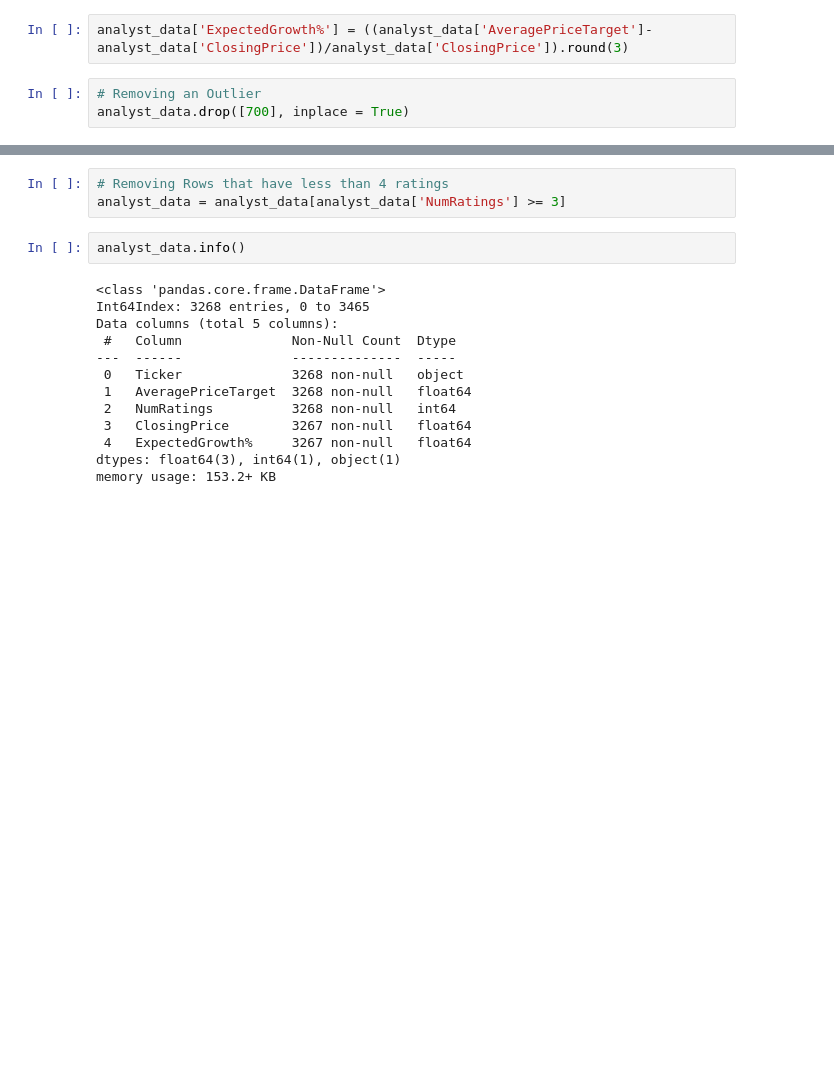
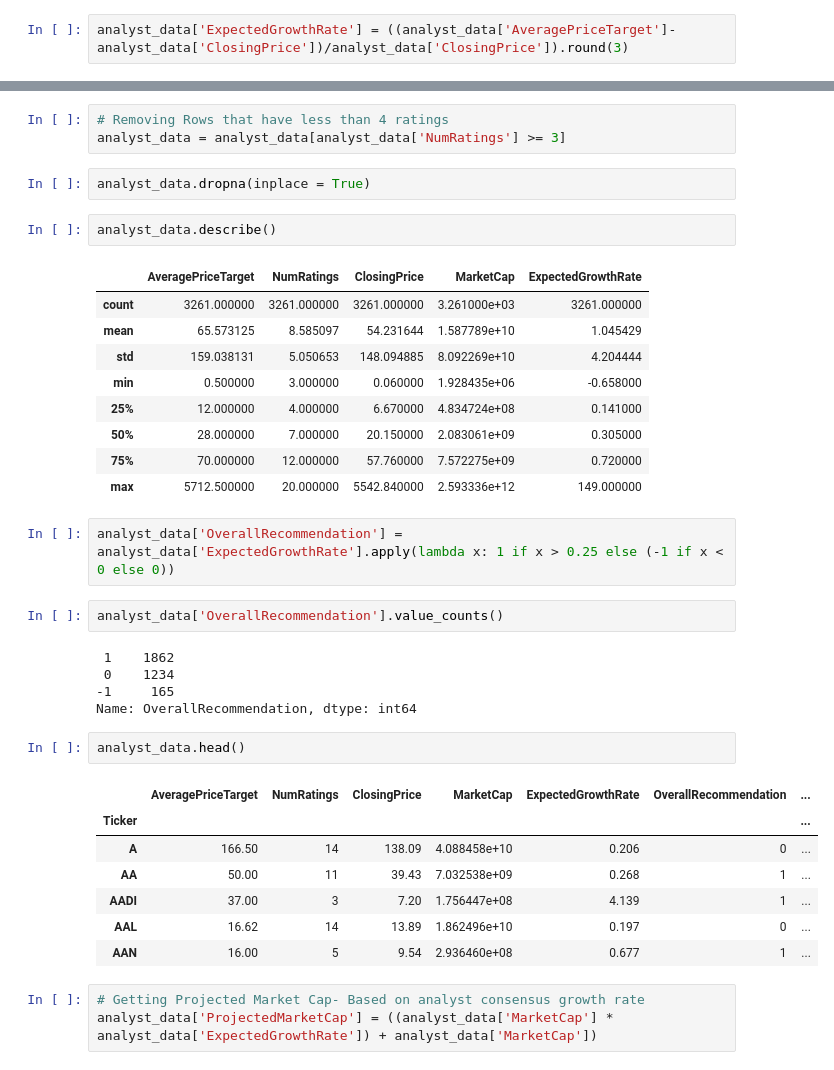
Before and after one commit to ChuckNadel/PredictingAnalystConsensus, a Jupyter notebook: EDA_Notebook.ipynb, the cells around one changed output, grey strips where cells are left out. Saved outputs shown, nothing was run; the diff lists cells and outputs as text; blank space fills up the shorter version.

```diff
--- a/EDA_Notebook.ipynb
+++ b/EDA_Notebook.ipynb
@@ -18,7 +24,4 @@ analyst_data.head()
 analyst_data['AveragePriceTarget'] = analyst_data['AveragePriceTarget'].round(2)
 analyst_data['ClosingPrice'] = analyst_data['ClosingPrice'].round(2)
 # %%
-analyst_data['ExpectedGrowth%'] = ((analyst_data['AveragePriceTarget']-analyst_data['ClosingPrice'])/analyst_data['ClosingPrice']).round(3)
+analyst_data['ExpectedGrowthRate'] = ((analyst_data['AveragePriceTarget']-analyst_data['ClosingPrice'])/analyst_data['ClosingPrice']).round(3)
-# %%
-# Removing an Outlier
-analyst_data.drop([700], inplace = True)
@@ -30,18 +44,39 @@ analyst_data[analyst_data['ExpectedGrowth%'] == 212.333]
 # %%
 # Removing Rows that have less than 4 ratings
 analyst_data = analyst_data[analyst_data['NumRatings'] >= 3]
+# %%
+analyst_data.dropna(inplace = True)
 # %%
-analyst_data.info()
+analyst_data.describe()
 # %% [output]
-<class 'pandas.core.frame.DataFrame'>
-Int64Index: 3268 entries, 0 to 3465
-Data columns (total 5 columns):
- #   Column              Non-Null Count  Dtype
----  ------              --------------  -----
- 0   Ticker              3268 non-null   object
- 1   AveragePriceTarget  3268 non-null   float64
- 2   NumRatings          3268 non-null   int64
- 3   ClosingPrice        3267 non-null   float64
- 4   ExpectedGrowth%     3267 non-null   float64
-dtypes: float64(3), int64(1), object(1)
-memory usage: 153.2+ KB
+|  | AveragePriceTarget | NumRatings | ClosingPrice | MarketCap | ExpectedGrowthRate |
+| count | 3261.000000 | 3261.000000 | 3261.000000 | 3.261000e+03 | 3261.000000 |
+| mean | 65.573125 | 8.585097 | 54.231644 | 1.587789e+10 | 1.045429 |
+| std | 159.038131 | 5.050653 | 148.094885 | 8.092269e+10 | 4.204444 |
+| min | 0.500000 | 3.000000 | 0.060000 | 1.928435e+06 | -0.658000 |
+| 25% | 12.000000 | 4.000000 | 6.670000 | 4.834724e+08 | 0.141000 |
+| 50% | 28.000000 | 7.000000 | 20.150000 | 2.083061e+09 | 0.305000 |
+| 75% | 70.000000 | 12.000000 | 57.760000 | 7.572275e+09 | 0.720000 |
+| max | 5712.500000 | 20.000000 | 5542.840000 | 2.593336e+12 | 149.000000 |
+# %%
+analyst_data['OverallRecommendation'] = analyst_data['ExpectedGrowthRate'].apply(lambda x: 1 if x > 0.25 else (-1 if x < 0 else 0))
+# %%
+analyst_data['OverallRecommendation'].value_counts()
+# %% [output]
+ 1    1862
+ 0    1234
+-1     165
+Name: OverallRecommendation, dtype: int64
+# %%
+analyst_data.head()
+# %% [output]
+|  | AveragePriceTarget | NumRatings | ClosingPrice | MarketCap | ExpectedGrowthRate | OverallRecommendation | ... |
+| Ticker |  |  |  |  |  |  | ... |
+| A | 166.50 | 14 | 138.09 | 4.088458e+10 | 0.206 | 0 | ... |
+| AA | 50.00 | 11 | 39.43 | 7.032538e+09 | 0.268 | 1 | ... |
+| AADI | 37.00 | 3 | 7.20 | 1.756447e+08 | 4.139 | 1 | ... |
+| AAL | 16.62 | 14 | 13.89 | 1.862496e+10 | 0.197 | 0 | ... |
+| AAN | 16.00 | 5 | 9.54 | 2.936460e+08 | 0.677 | 1 | ... |
+# %%
+# Getting Projected Market Cap- Based on analyst consensus growth rate
+analyst_data['ProjectedMarketCap'] = ((analyst_data['MarketCap'] * analyst_data['ExpectedGrowthRate']) + analyst_data['MarketCap'])
```
Also changed, not shown: parts of 11 cells of this notebook, 2 other files.
